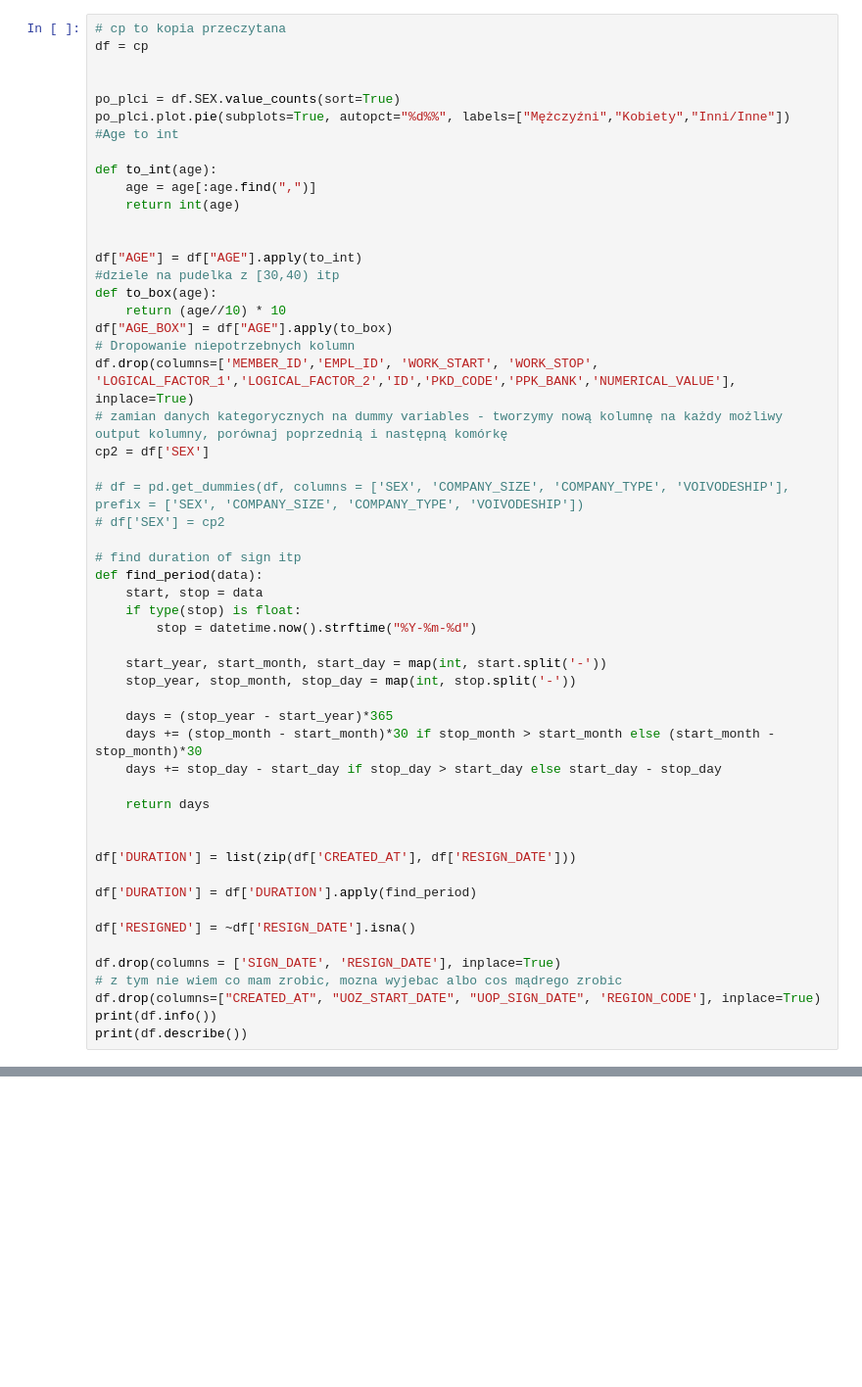
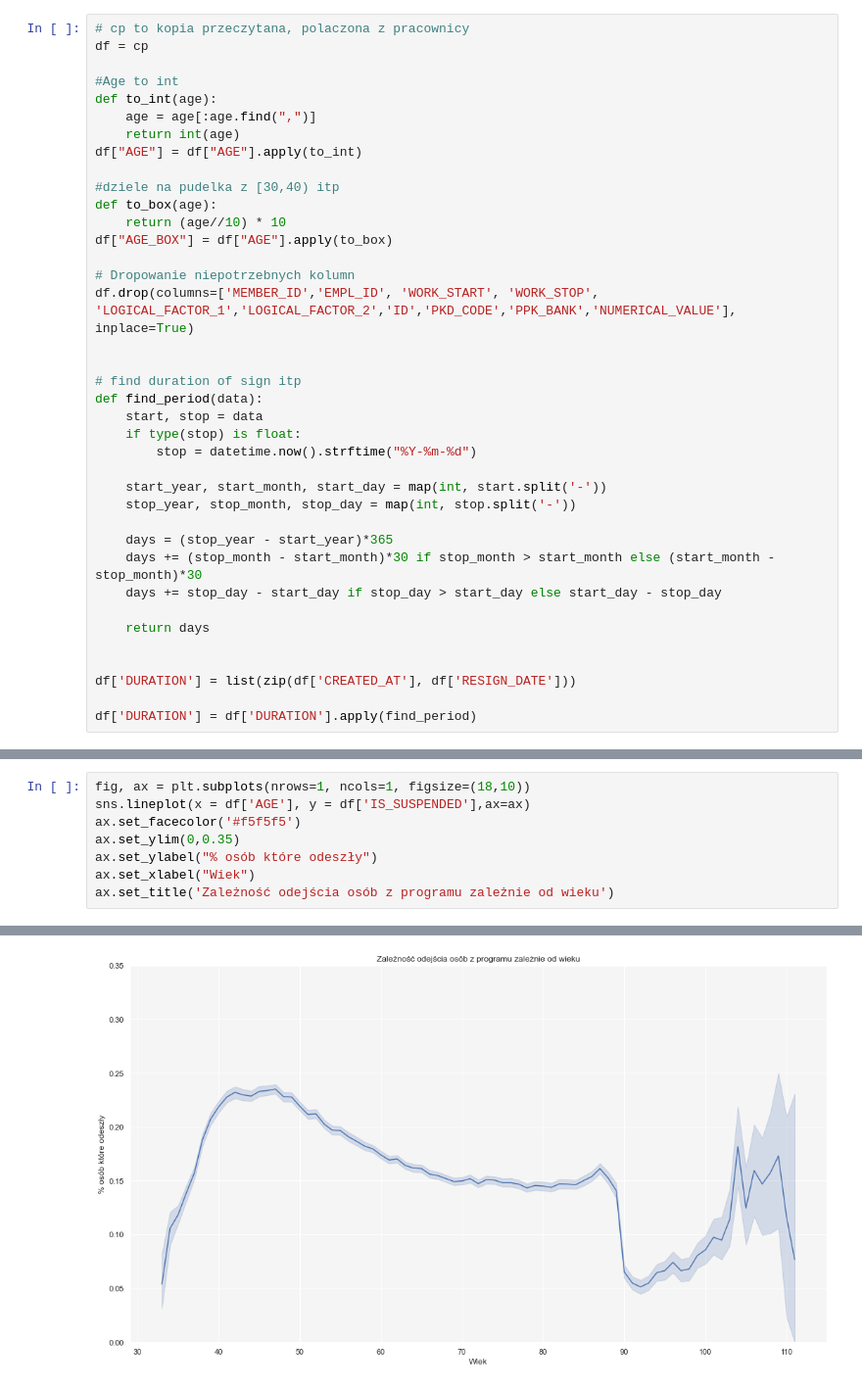
Before and after one commit to lpawlak1/ml_hackathon_pfr, a Jupyter notebook: Basic_graphs.ipynb, the cells around one changed output, grey strips where cells are left out. Shown: that part at 98% size. Cells and saved outputs as stored; diff of their text form; blank space fills up the shorter version.

```diff
--- a/Basic_graphs.ipynb
+++ b/Basic_graphs.ipynb
@@ -27,29 +27,21 @@ cp = df
 # %%
-# cp to kopia przeczytana
+# cp to kopia przeczytana, polaczona z pracownicy
 df = cp
 
-
-po_plci = df.SEX.value_counts(sort=True)
-po_plci.plot.pie(subplots=True, autopct="%d%%", labels=["Mężczyźni","Kobiety","Inni/Inne"])
 #Age to int
-
 def to_int(age):
     age = age[:age.find(",")]
     return int(age)
+df["AGE"] = df["AGE"].apply(to_int)
 
-
-df["AGE"] = df["AGE"].apply(to_int)
 #dziele na pudelka z [30,40) itp
 def to_box(age):
     return (age//10) * 10
 df["AGE_BOX"] = df["AGE"].apply(to_box)
+
 # Dropowanie niepotrzebnych kolumn
 df.drop(columns=['MEMBER_ID','EMPL_ID', 'WORK_START', 'WORK_STOP', 'LOGICAL_FACTOR_1','LOGICAL_FACTOR_2','ID','PKD_CODE','PPK_BANK','NUMERICAL_VALUE'], inplace=True)
-# zamian danych kategorycznych na dummy variables - tworzymy nową kolumnę na każdy możliwy output kolumny, porównaj poprzednią i następną komórkę
-cp2 = df['SEX']
 
-# df = pd.get_dummies(df, columns = ['SEX', 'COMPANY_SIZE', 'COMPANY_TYPE', 'VOIVODESHIP'], prefix = ['SEX', 'COMPANY_SIZE', 'COMPANY_TYPE', 'VOIVODESHIP'])
-# df['SEX'] = cp2
 
 # find duration of sign itp
 def find_period(data):
@@ -70,14 +62,6 @@ def find_period(data):
 df['DURATION'] = list(zip(df['CREATED_AT'], df['RESIGN_DATE']))
 
 df['DURATION'] = df['DURATION'].apply(find_period)
-
-df['RESIGNED'] = ~df['RESIGN_DATE'].isna()
-
-df.drop(columns = ['SIGN_DATE', 'RESIGN_DATE'], inplace=True)
-# z tym nie wiem co mam zrobic, mozna wyjebac albo cos mądrego zrobic
-df.drop(columns=["CREATED_AT", "UOZ_START_DATE", "UOP_SIGN_DATE", 'REGION_CODE'], inplace=True)
-print(df.info())
-print(df.describe())
 # %%
 # Grouping other nationalities into one category '0'
 unique_nat = df['NATIONALITY'].unique()
@@ -176,0 +120,9 @@ for val in unique_nat:
+# %%
+fig, ax = plt.subplots(nrows=1, ncols=1, figsize=(18,10))
+sns.lineplot(x = df['AGE'], y = df['IS_SUSPENDED'],ax=ax)
+ax.set_facecolor('#f5f5f5')
+ax.set_ylim(0,0.35)
+ax.set_ylabel("% osób które odeszły")
+ax.set_xlabel("Wiek")
+ax.set_title('Zależność odejścia osób z programu zależnie od wieku')
+# %% [output]
@@ -176,0 +130 @@ for val in unique_nat:
+[figure, added]
```
Also changed, not shown: parts of 9 cells of this notebook.
